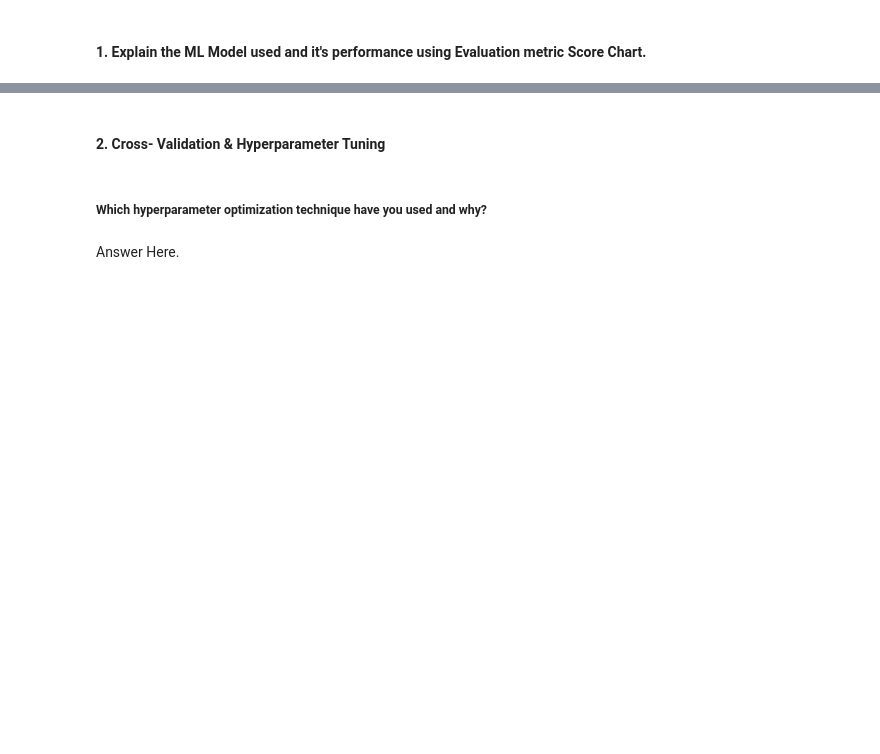
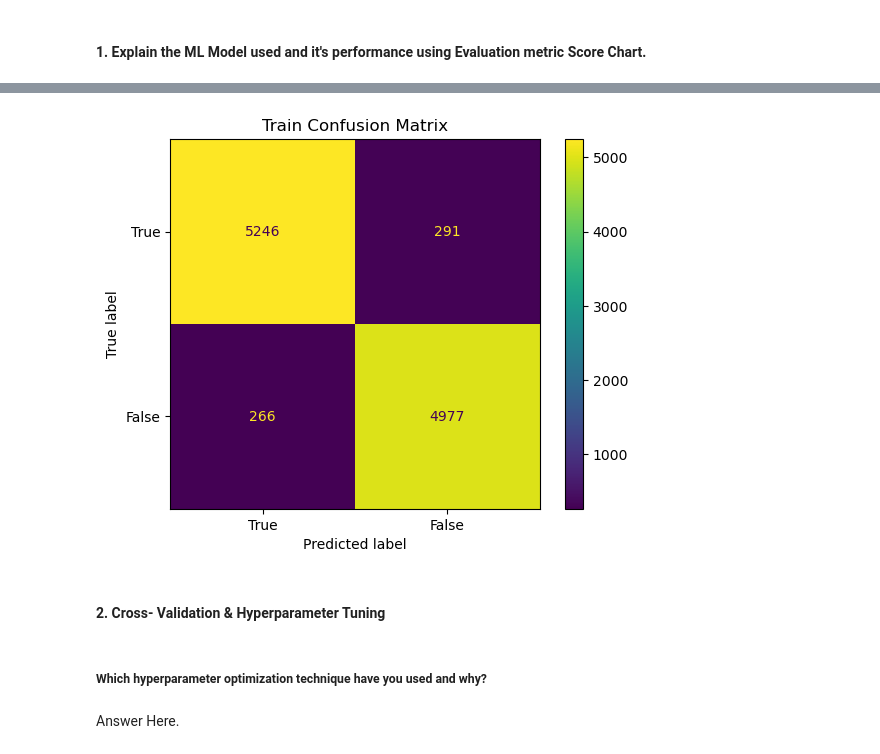
Before and after one commit to balaji-89/Airline_Passenger_Referral_Prediction, a Jupyter notebook: Solution/PassengerReferral.ipynb, the cells around one changed output, grey strips where cells are left out. Cells and saved outputs as stored; diff of their text form; code cells hidden in the pictures; blank space fills up the shorter version.

```diff
--- a/Solution/PassengerReferral.ipynb
+++ b/Solution/PassengerReferral.ipynb
@@ -1149,2 +1302,11 @@ text_feature_pipeline = Pipeline([
+# %%
+# Visualizing evaluation Metric Score chart
+test_confusion_matrix = confusion_matrix(y_test,test_prediction)
+cm_display = ConfusionMatrixDisplay(confusion_matrix = test_confusion_matrix, display_labels = [True, False])
+cm_display.plot()
+plt.title("Train Confusion Matrix")
+plt.show()
+# %% [output]
+[figure, added]
 # %% [markdown]
 #### 2. Cross- Validation & Hyperparameter Tuning
```
Also changed, not shown: parts of 46 cells of this notebook.
